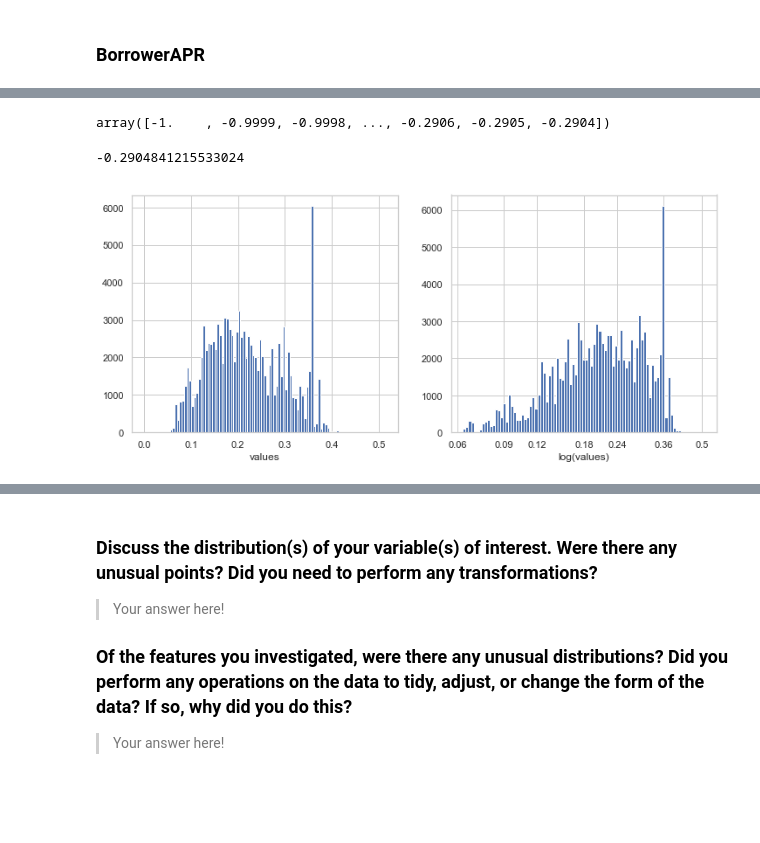
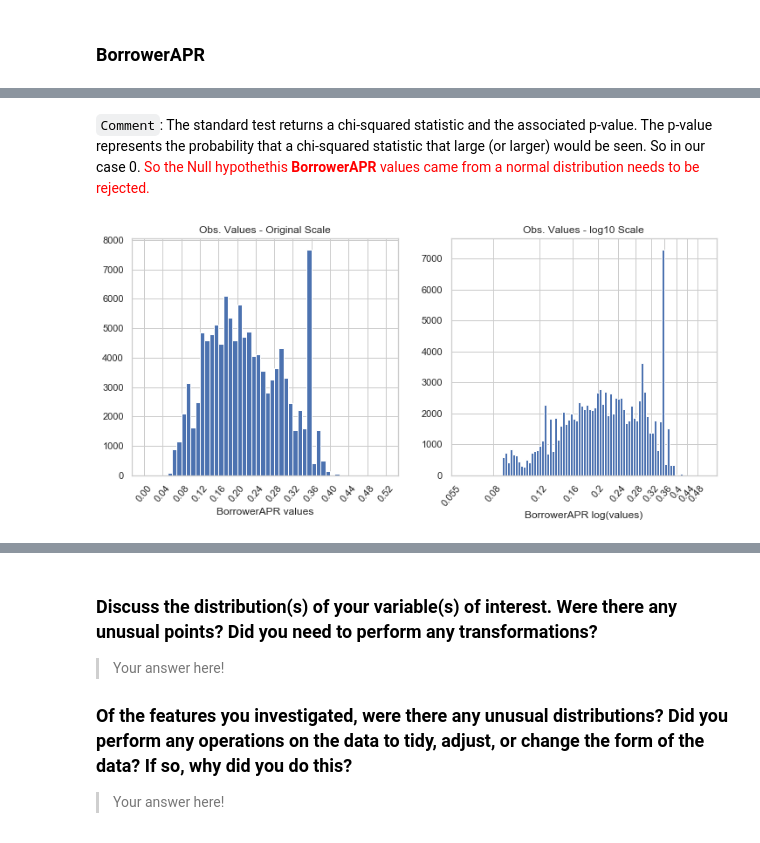
Before and after one commit to moosial/CommunicateDataFindings, a Jupyter notebook: exploration_Prosper_CA.ipynb, the cells around one changed output, grey strips where cells are left out. Saved outputs shown, nothing was run; the diff lists cells and outputs as text; code cells hidden in the pictures; blank space fills up the shorter version.

```diff
--- a/exploration_Prosper_CA.ipynb
+++ b/exploration_Prosper_CA.ipynb
@@ -617,30 +763,17 @@ Text(0.5, 0, 'log(values)')
-# %%
-np.arange(-1, np.log10(df.BorrowerAPR.max())+0.0001, 0.0001)
-# %% [output]
-array([-1.    , -0.9999, -0.9998, ..., -0.2906, -0.2905, -0.2904])
-# %%
-np.log10(df.BorrowerAPR.max())
-# %% [output]
--0.2904841215533024
-# %%
-# left histogram: data plotted in natural units
-plt.figure(figsize = [12, 5])
-plt.subplot(1, 2, 1)
-bin_edges = np.arange(0, df.BorrowerAPR.max()+0.005, 0.005)
-plt.hist(df.BorrowerAPR, bins = bin_edges)
-plt.xlabel('values')
-
-# right histogram: data plotted after direct log transformation
-plt.subplot(1, 2, 2)
-#log_data = np.log10(df.BorrowerAPR) # direct data transform
-log_bin_edges = 10 ** np.arange(-1.2, np.log10(df.BorrowerAPR.max())+0.01, 0.01)
-plt.hist(df.BorrowerAPR, bins = log_bin_edges);
-plt.xscale('log')
-tick_locs = [0.06,0.09,0.12,0.18,0.24,0.36,0.50]
-plt.xticks(tick_locs, tick_locs)
-plt.xlabel('log(values)');
-# %% [output]
-[figure, removed]
+# %% [markdown]
+`Comment`: The standard test returns a chi-squared statistic and the associated p-value. The p-value represents the probability that a chi-squared statistic that large (or larger) would be seen. So in our case 0.  <font color='red'>So the Null hypothethis **BorrowerAPR** values came from a normal distribution needs to be rejected.
+# %%
+# ok let's do a scale log transformation
+metric_distri_log(data = df.BorrowerAPR,
+                  figsize = [12, 5],
+                  bin_size_n = 0.01,
+                  tick_size_n = 0.04,
+                  bin_size_l = 0.01,
+                  tick_size_l = 'NaN',
+                  tick_locs = [0.055, 0.08, 0.12, 0.16, 0.2 , 0.24, 0.28, 0.32, 0.36, 0.4 , 0.44, 0.48],
+                  start_adj = 1)
+# %% [output]
+[figure, added]
 # %%
 log_data = np.log10(df.BorrowerAPR)
 log_data.describe()
```
Also changed, not shown: parts of 45 cells of this notebook.
